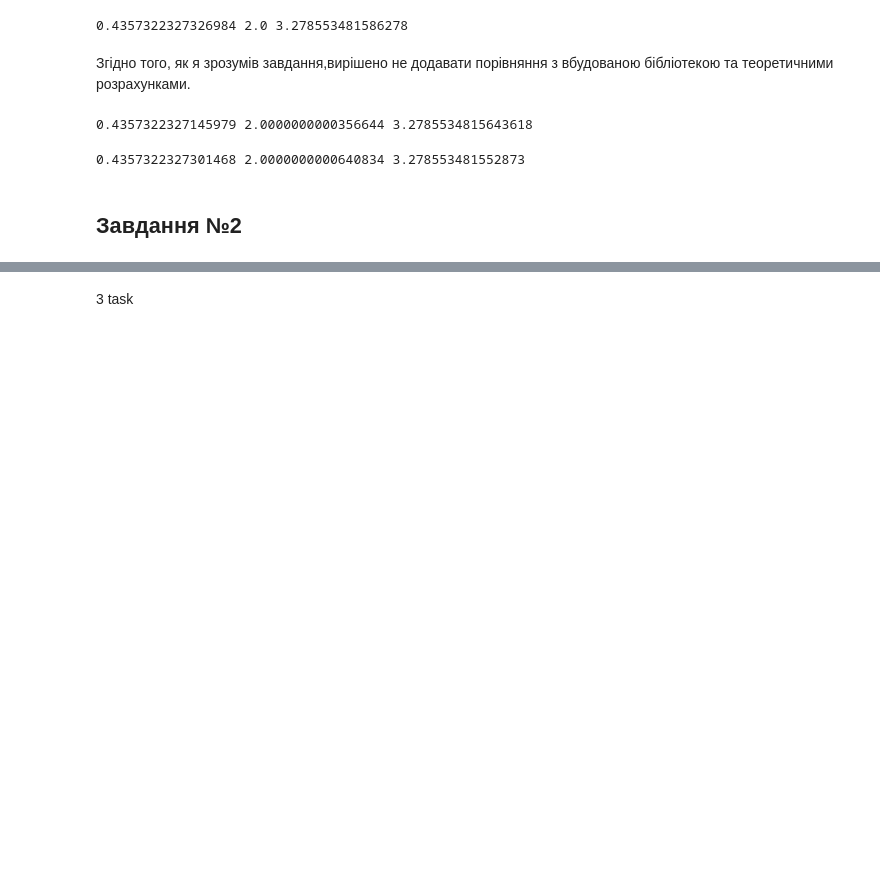
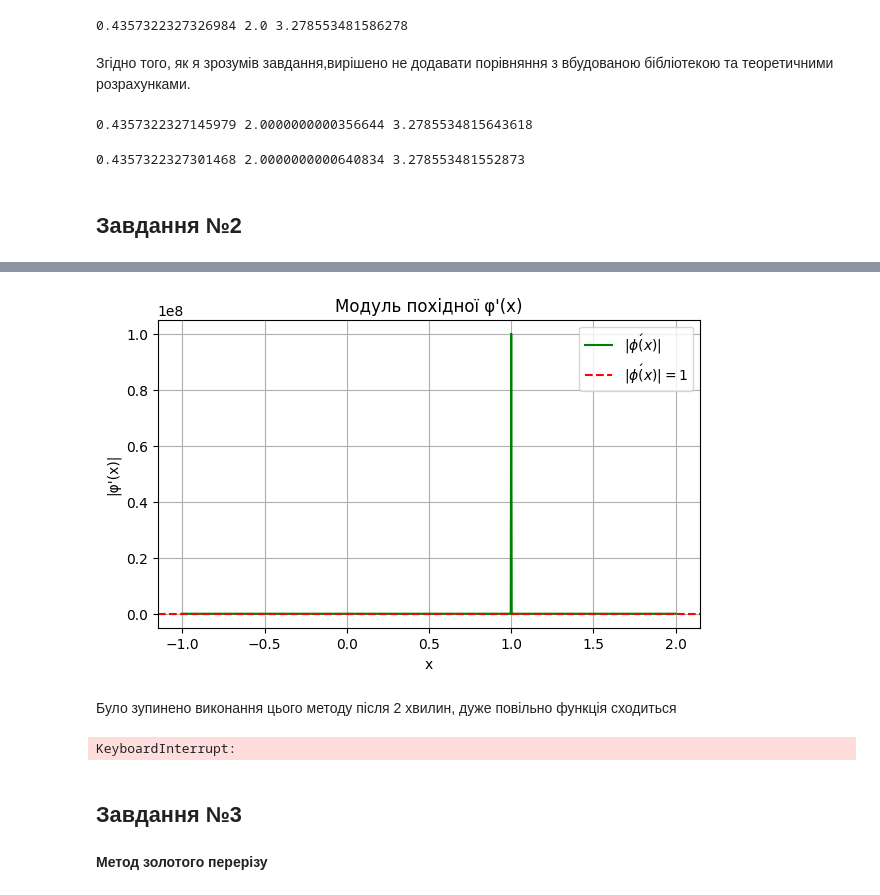
Before and after one commit to zakhar-guzii/optimization-methods-lab2, a Jupyter notebook: main.ipynb, the cells around one changed output, grey strips where cells are left out. Drawn from its saved outputs; the diff is of its cells as text; code cells hidden in the pictures; blank space fills up the shorter version.

Commit message:
finish task 3

```diff
--- a/main.ipynb
+++ b/main.ipynb
@@ -398,0 +444,4 @@ def fixedPoint(f, x0, e):
+# %%
+x0_f_12, interval_phi1 = optimal_x0(f_12)
+# %% [output]
+[figure, added]
@@ -399,5 +450,13 @@ def fixedPoint(f, x0, e):
+# %% [markdown]
+Було зупинено виконання цього методу після 2 хвилин, дуже повільно функція сходиться
+# %%
+root_f12, df_last5 = fixedPoint(lambda x: np.cbrt(-x + 1), 1, 1e-12)
+# %% [output]
+KeyboardInterrupt:
 # %% [markdown]
-3 task
+## Завдання №3
+# %% [markdown]
+**Метод золотого перерізу**
 # %%
 def golden_search(f, a, b, e):
     golden_ratio = (1 + math.sqrt(5)) / 2
```
Also changed, not shown: parts of 34 cells of this notebook.
